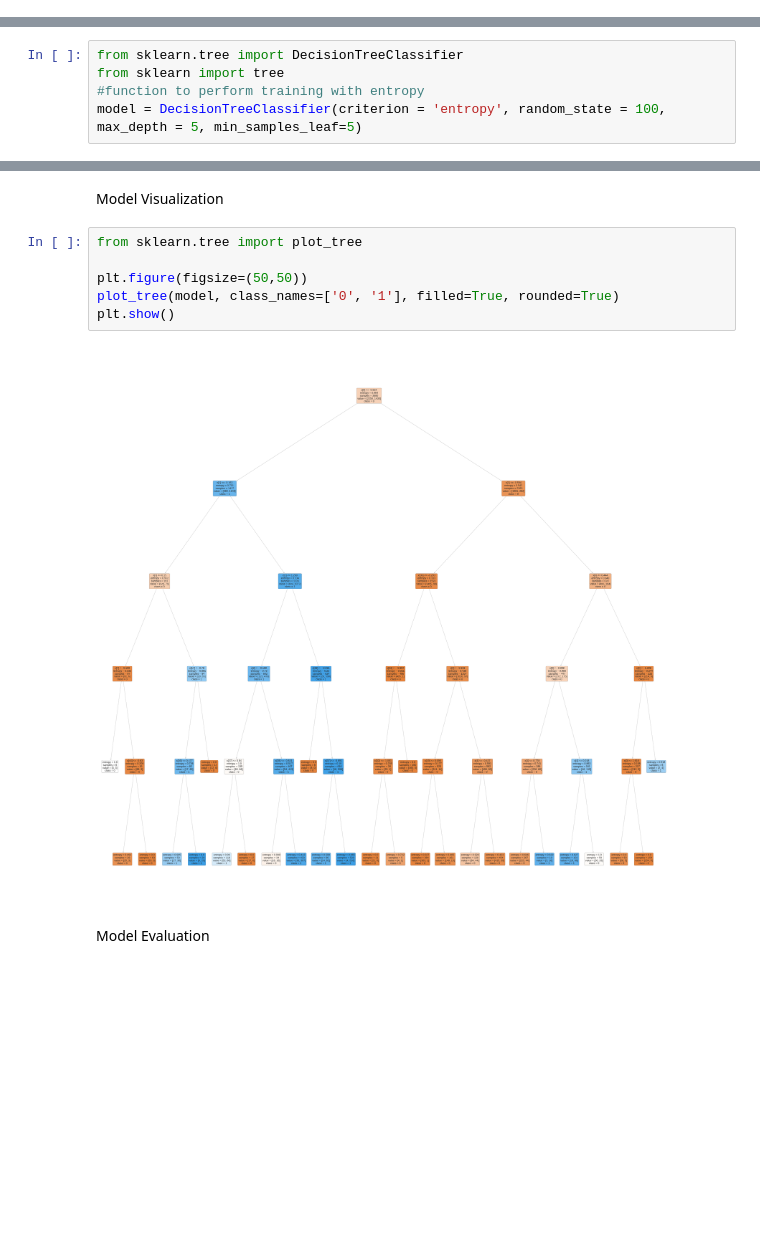
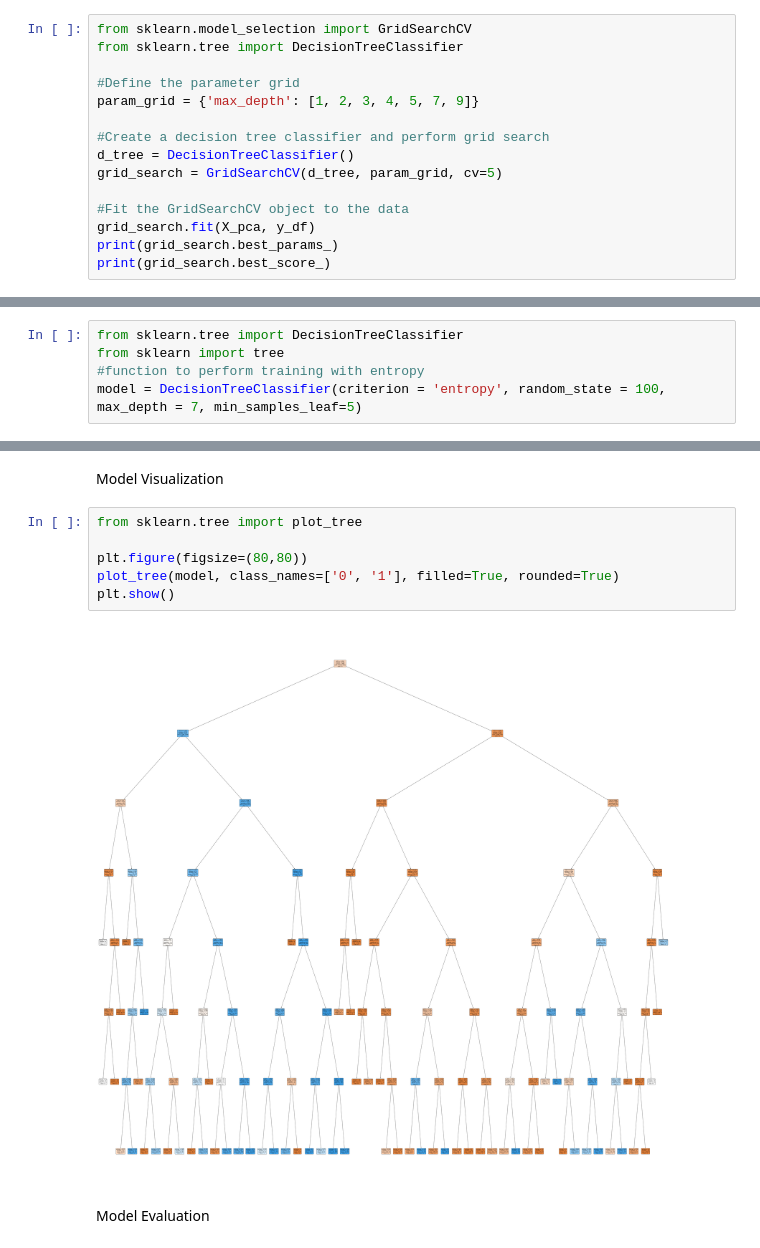
Before and after one commit to Thivakaran12/Spam-mail-classification, a Jupyter notebook: ML_CW_Decision_Tree.ipynb, the cells around one changed output, grey strips where cells are left out. Drawn from its saved outputs; the diff is of its cells as text; blank space fills up the shorter version.

```diff
--- a/ML_CW_Decision_Tree.ipynb
+++ b/ML_CW_Decision_Tree.ipynb
@@ -230,0 +235,15 @@ Model Building
+# %%
+from sklearn.model_selection import GridSearchCV
+from sklearn.tree import DecisionTreeClassifier
+
+#Define the parameter grid
+param_grid = {'max_depth': [1, 2, 3, 4, 5, 7, 9]}
+
+#Create a decision tree classifier and perform grid search
+d_tree = DecisionTreeClassifier()
+grid_search = GridSearchCV(d_tree, param_grid, cv=5)
+
+#Fit the GridSearchCV object to the data
+grid_search.fit(X_pca, y_df)
+print(grid_search.best_params_)
+print(grid_search.best_score_)
@@ -232,7 +254,7 @@ Model Building
 from sklearn.tree import DecisionTreeClassifier
 from sklearn import tree
 #function to perform training with entropy
-model = DecisionTreeClassifier(criterion = 'entropy', random_state = 100, max_depth = 5, min_samples_leaf=5)
+model = DecisionTreeClassifier(criterion = 'entropy', random_state = 100, max_depth = 7, min_samples_leaf=5)
 # %%
 #split dataset into training and testing
 from sklearn.model_selection import train_test_split
@@ -270,11 +292,11 @@ Model Visualization
 # %%
 from sklearn.tree import plot_tree
 
-plt.figure(figsize=(50,50))
+plt.figure(figsize=(80,80))
 plot_tree(model, class_names=['0', '1'], filled=True, rounded=True)
 plt.show()
 # %% [output]
-[figure, old version]
+[figure, new version]
 # %% [markdown]
 Model Evaluation
 # %%
```
Also changed, not shown: parts of 15 cells of this notebook.
